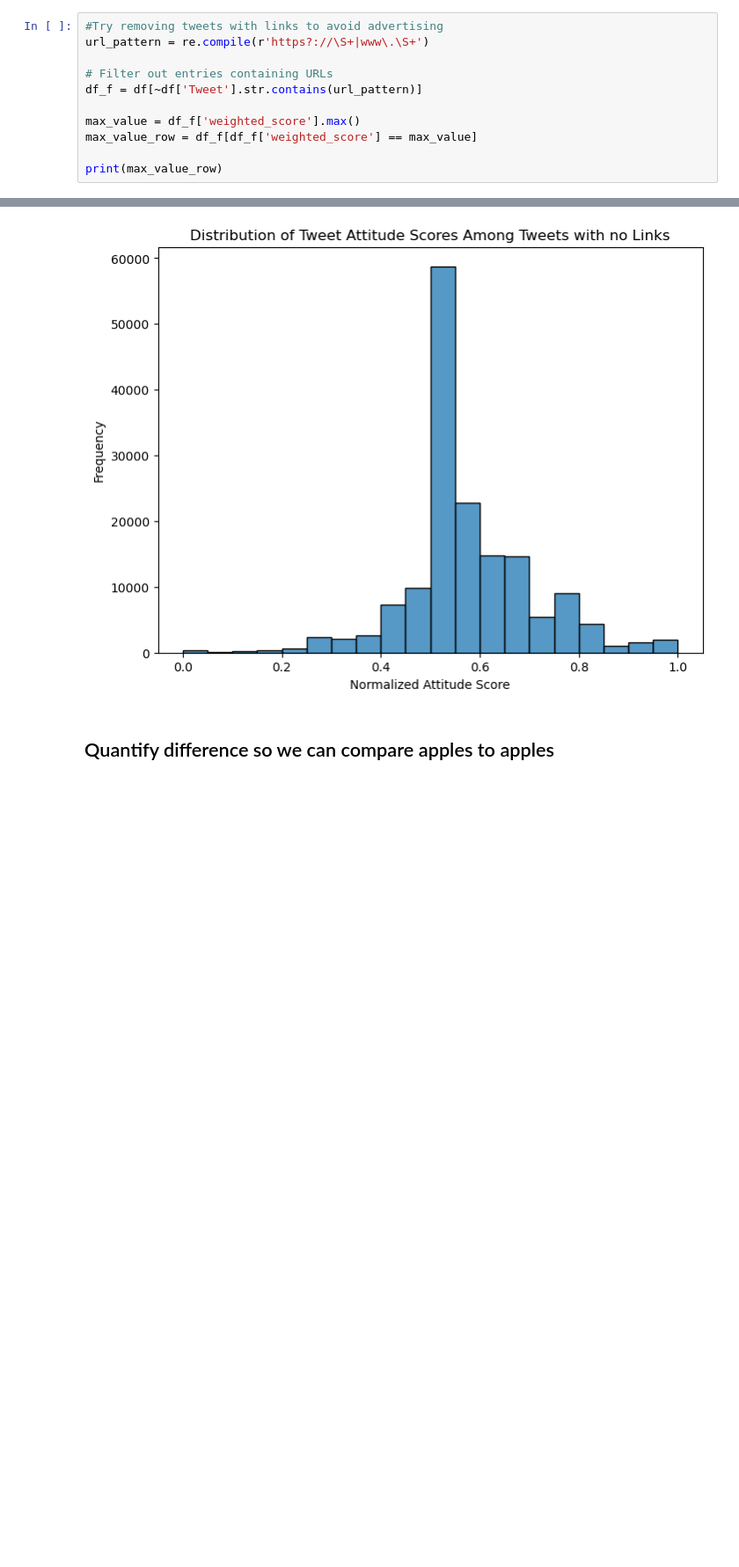
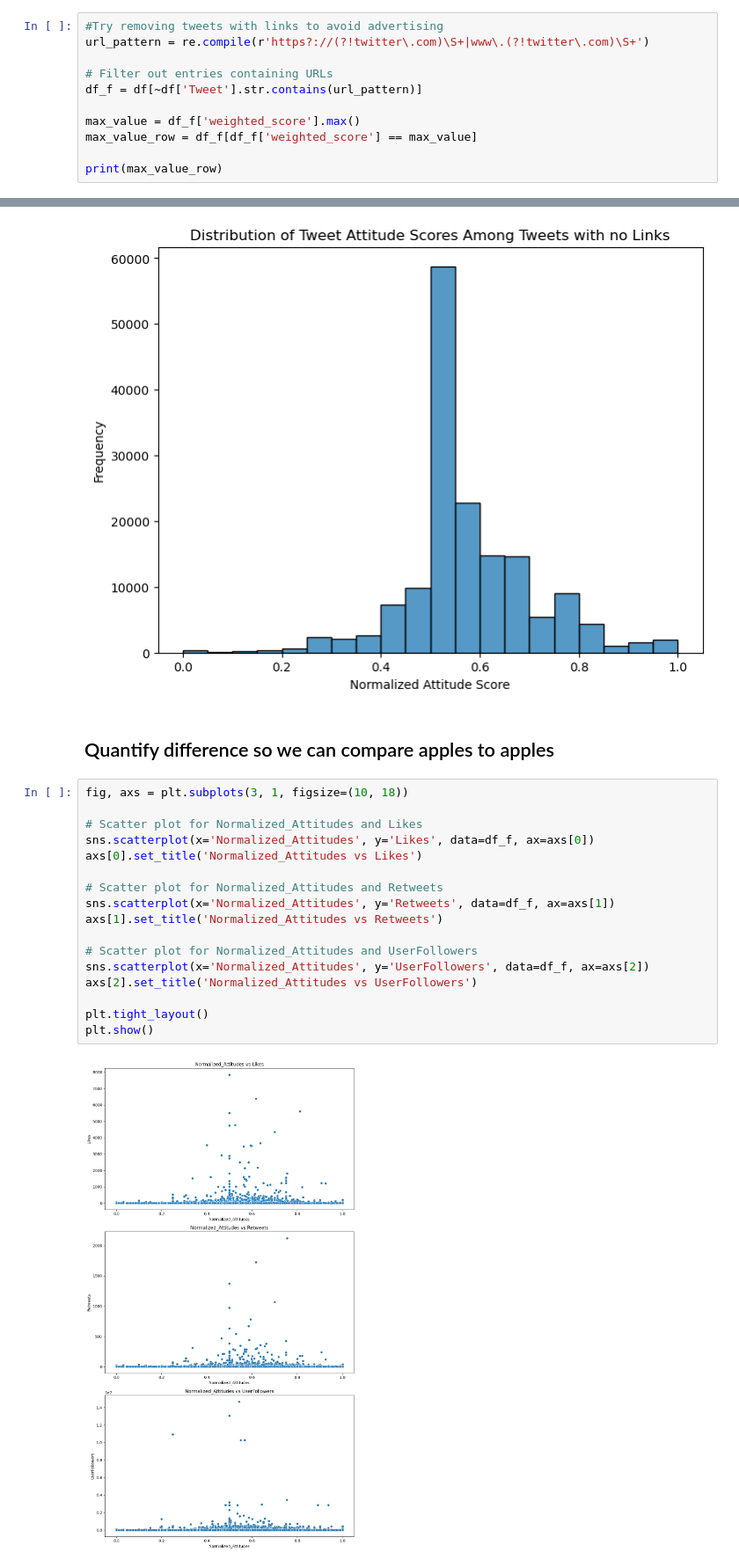
Before and after one commit to Jozue124/CMSC_320_Final_Tutorial, a Jupyter notebook: final_tutorial.ipynb, the cells around one changed output, grey strips where cells are left out. Shown at 88% size. Cells and saved outputs as stored; diff of their text form; blank space fills up the shorter version.

```diff
--- a/final_tutorial.ipynb
+++ b/final_tutorial.ipynb
@@ -298,7 +310,7 @@ print(max_value_row['Tweet'].values)
 ['Best AI Tools You Need To Know\n#chatgpt #chatgpt3 #ArtificialIntelligence #ai https://t.co/0jfr8cOMoo']
 # %%
 #Try removing tweets with links to avoid advertising
-url_pattern = re.compile(r'https?://\S+|www\.\S+')
+url_pattern = re.compile(r'https?://(?!twitter\.com)\S+|www\.(?!twitter\.com)\S+')
 
 # Filter out entries containing URLs
 df_f = df[~df['Tweet'].str.contains(url_pattern)]
@@ -337,3 +346,22 @@ plt.show()
 [figure]
 # %% [markdown]
 ## Quantify difference so we can compare apples to apples
+# %%
+fig, axs = plt.subplots(3, 1, figsize=(10, 18))
+
+# Scatter plot for Normalized_Attitudes and Likes
+sns.scatterplot(x='Normalized_Attitudes', y='Likes', data=df_f, ax=axs[0])
+axs[0].set_title('Normalized_Attitudes vs Likes')
+
+# Scatter plot for Normalized_Attitudes and Retweets
+sns.scatterplot(x='Normalized_Attitudes', y='Retweets', data=df_f, ax=axs[1])
+axs[1].set_title('Normalized_Attitudes vs Retweets')
+
+# Scatter plot for Normalized_Attitudes and UserFollowers
+sns.scatterplot(x='Normalized_Attitudes', y='UserFollowers', data=df_f, ax=axs[2])
+axs[2].set_title('Normalized_Attitudes vs UserFollowers')
+
+plt.tight_layout()
+plt.show()
+# %% [output]
+[figure, added]
```
Also changed, not shown: parts of 10 cells of this notebook.
